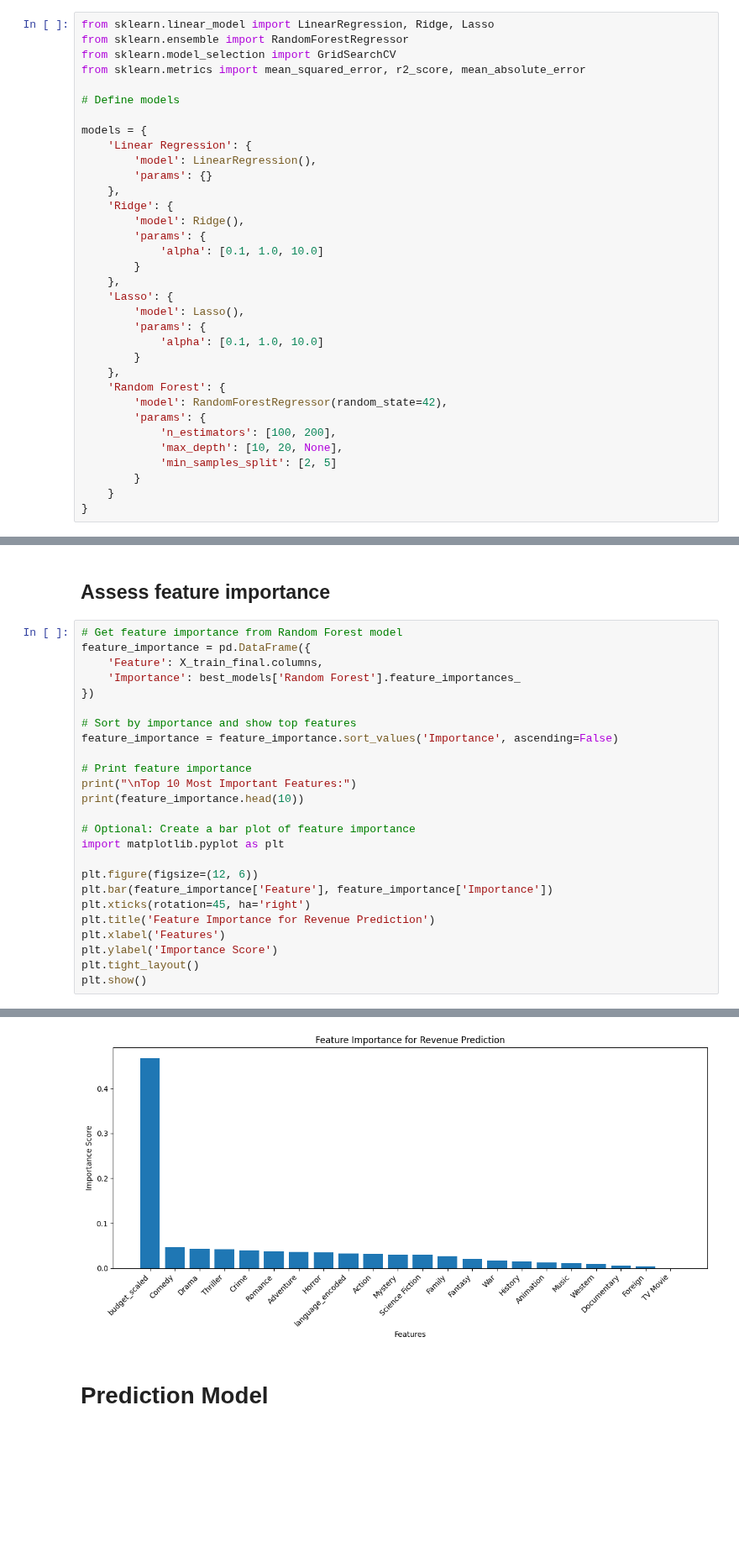
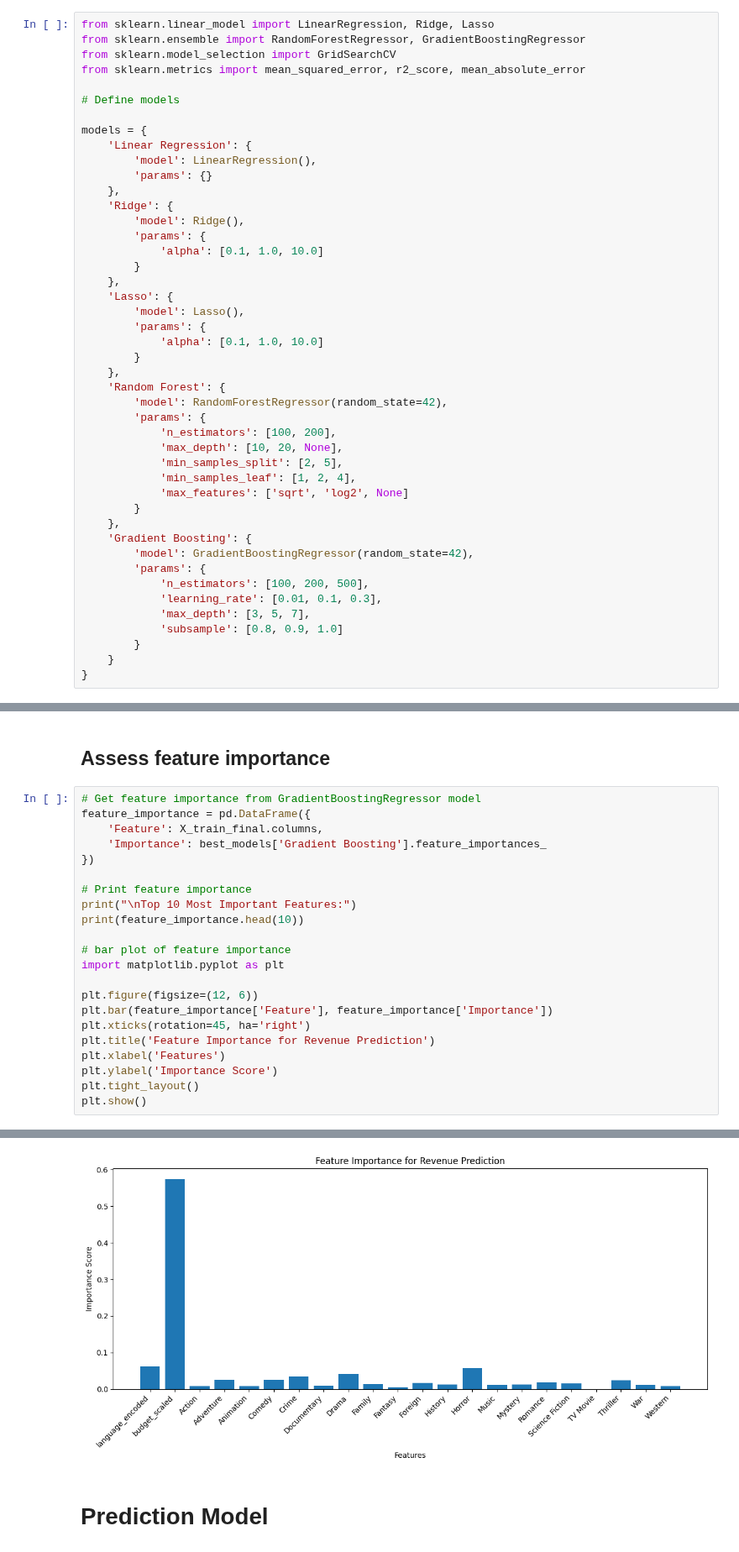
Before and after one commit to Agnieszkalukasiak/Film_Hit_prediction, a Jupyter notebook: jupyter_notebooks/modeling_evaluation.ipynb, the cells around one changed output, grey strips where cells are left out. Shown at 84% size. Cells and saved outputs as stored; diff of their text form; blank space fills up the shorter version.

Commit message:
changed model in modelin gopage, fix bug in predictoor pipeline, and in data cleaning

```diff
--- a/jupyter_notebooks/modeling_evaluation.ipynb
+++ b/jupyter_notebooks/modeling_evaluation.ipynb
@@ -92,7 +92,7 @@ y_test_final: (961, 1)
 ## ML Pipeline for Modelling and Hyperparameter Optimisation
 # %%
 from sklearn.linear_model import LinearRegression, Ridge, Lasso
-from sklearn.ensemble import RandomForestRegressor
+from sklearn.ensemble import RandomForestRegressor, GradientBoostingRegressor
 from sklearn.model_selection import GridSearchCV
 from sklearn.metrics import mean_squared_error, r2_score, mean_absolute_error
 
@@ -120,7 +120,18 @@ models = {
         'params': {
             'n_estimators': [100, 200],
             'max_depth': [10, 20, None],
-            'min_samples_split': [2, 5]
+            'min_samples_split': [2, 5],
+            'min_samples_leaf': [1, 2, 4],
+            'max_features': ['sqrt', 'log2', None]
+        }
+    },
+    'Gradient Boosting': {
+        'model': GradientBoostingRegressor(random_state=42),
+        'params': {
+            'n_estimators': [100, 200, 500],
+            'learning_rate': [0.01, 0.1, 0.3],
+            'max_depth': [3, 5, 7],
+            'subsample': [0.8, 0.9, 1.0]
         }
     }
 }
@@ -207,20 +222,17 @@ Calcualte multiple metrics
 # %% [markdown]
 ## Assess feature importance
 # %%
-# Get feature importance from Random Forest model
+# Get feature importance from GradientBoostingRegressor model
 feature_importance = pd.DataFrame({
     'Feature': X_train_final.columns,
-    'Importance': best_models['Random Forest'].feature_importances_
+    'Importance': best_models['Gradient Boosting'].feature_importances_
 })
-
-# Sort by importance and show top features
-feature_importance = feature_importance.sort_values('Importance', ascending=False)
 
 # Print feature importance
 print("\nTop 10 Most Important Features:")
 print(feature_importance.head(10))
 
-# Optional: Create a bar plot of feature importance
+# bar plot of feature importance
 import matplotlib.pyplot as plt
 
 plt.figure(figsize=(12, 6))
@@ -247,4 +259,4 @@ Top 10 Most Important Features:
-[figure, old version]
+[figure, new version]
 # %% [markdown]
 # Prediction Model
 # %% [markdown]
```
Also changed, not shown: parts of 14 cells of this notebook, 2 other files.
